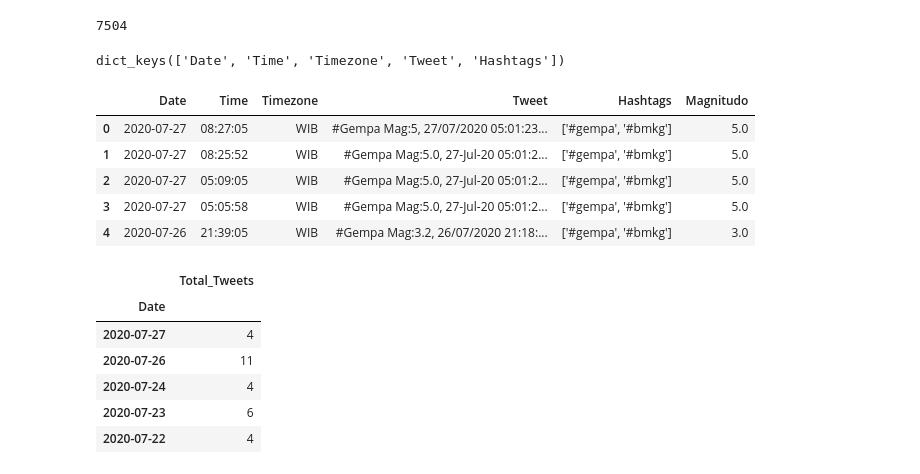
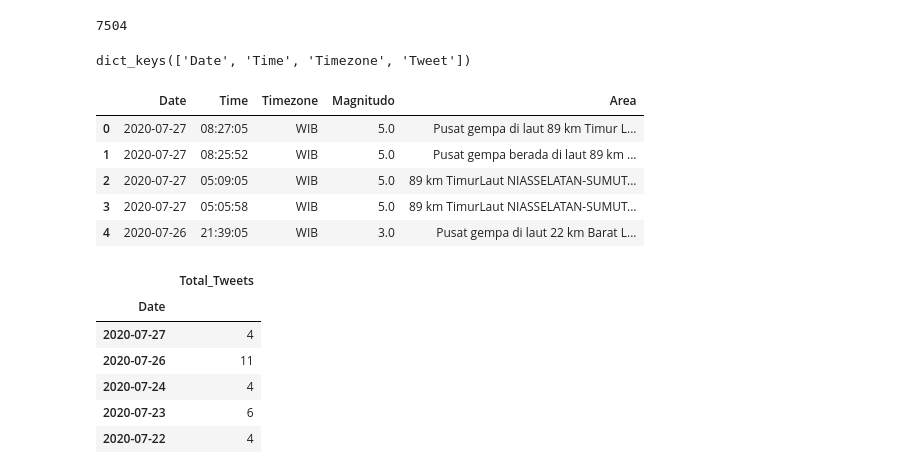
Before and after one commit to IanNarsa/iannarsa.github.io, a Jupyter notebook: bmkg/bmkg.ipynb, the cells around one changed output. Saved outputs shown, nothing was run; the diff lists cells and outputs as text; code cells hidden in the pictures.

Commit message:
add new file BMKG

```diff
--- a/bmkg/bmkg.ipynb
+++ b/bmkg/bmkg.ipynb
@@ -38,9 +38,8 @@ for i in range (len(df["tweet"])):
         time.append(df["time"][i])
         timezone.append(df["timezone"][i])
         text.append(df["tweet"][i])
-        htags.append(df["hashtags"][i])
 # %%
-dt = {"Date":date, "Time":time, "Timezone":timezone, "Tweet":text, "Hashtags":htags}
+dt = {"Date":date, "Time":time, "Timezone":timezone, "Tweet":text}
 ndf = pd.DataFrame(dt)
 print(ndf.head())
 print(len(ndf))
@@ -63,8 +62,10 @@ print(len(ndf))
 tweets = ndf["Tweet"]
 # %%
 mag = []
-mag = []
+area = []
 for x in range (len(tweets)):
+    tw = ",".join(tweets.values[x].split("(")[1:len(tweets.values[x])]).split("#BMKG")[0].replace(")","")
+    area.append(tw)
     a = tweets.values[x].split(",")
     try:
         a = a[0].split("#Gempa Mag:")[1]
@@ -86,17 +87,19 @@ print(len(dataMag))
 # %%
 dt.keys()
 # %% [output]
-dict_keys(['Date', 'Time', 'Timezone', 'Tweet', 'Hashtags'])
+dict_keys(['Date', 'Time', 'Timezone', 'Tweet'])
 # %%
 ndf["Magnitudo"] = dataMag
+ndf["Area"] = area
+ndf = ndf.drop(columns = "Tweet")
 ndf.head()
 # %% [output]
-|  | Date | Time | Timezone | Tweet | Hashtags | Magnitudo |
-| 0 | 2020-07-27 | 08:27:05 | WIB | #Gempa Mag:5, 27/07/2020 05:01:23... | ['#gempa', '#bmkg'] | 5.0 |
-| 1 | 2020-07-27 | 08:25:52 | WIB | #Gempa Mag:5.0, 27-Jul-20 05:01:2... | ['#gempa', '#bmkg'] | 5.0 |
-| 2 | 2020-07-27 | 05:09:05 | WIB | #Gempa Mag:5.0, 27-Jul-20 05:01:2... | ['#gempa', '#bmkg'] | 5.0 |
-| 3 | 2020-07-27 | 05:05:58 | WIB | #Gempa Mag:5.0, 27-Jul-20 05:01:2... | ['#gempa', '#bmkg'] | 5.0 |
-| 4 | 2020-07-26 | 21:39:05 | WIB | #Gempa Mag:3.2, 26/07/2020 21:18:... | ['#gempa', '#bmkg'] | 3.0 |
+|  | Date | Time | Timezone | Magnitudo | Area |
+| 0 | 2020-07-27 | 08:27:05 | WIB | 5.0 | Pusat gempa di laut 89 km Timur L... |
+| 1 | 2020-07-27 | 08:25:52 | WIB | 5.0 | Pusat gempa berada di laut 89 km ... |
+| 2 | 2020-07-27 | 05:09:05 | WIB | 5.0 | 89 km TimurLaut NIASSELATAN-SUMUT... |
+| 3 | 2020-07-27 | 05:05:58 | WIB | 5.0 | 89 km TimurLaut NIASSELATAN-SUMUT... |
+| 4 | 2020-07-26 | 21:39:05 | WIB | 3.0 | Pusat gempa di laut 22 km Barat L... |
 # %%
 tgl = []
 jumlah = []
```
Also changed, not shown: parts of 4 cells of this notebook.
